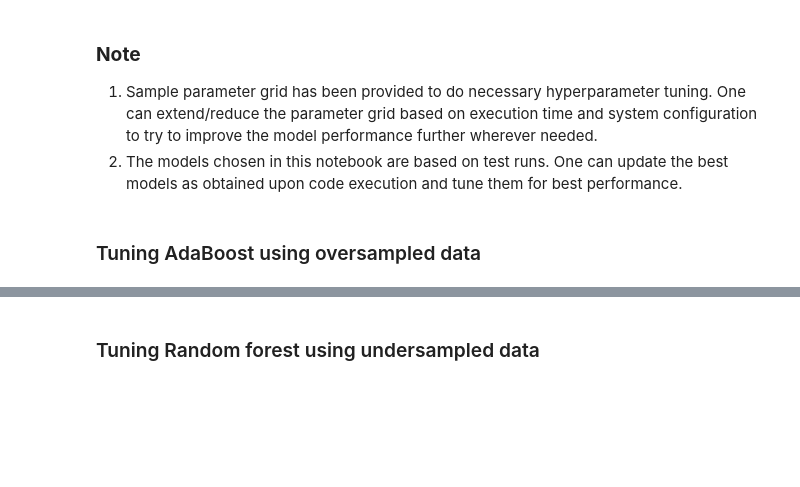
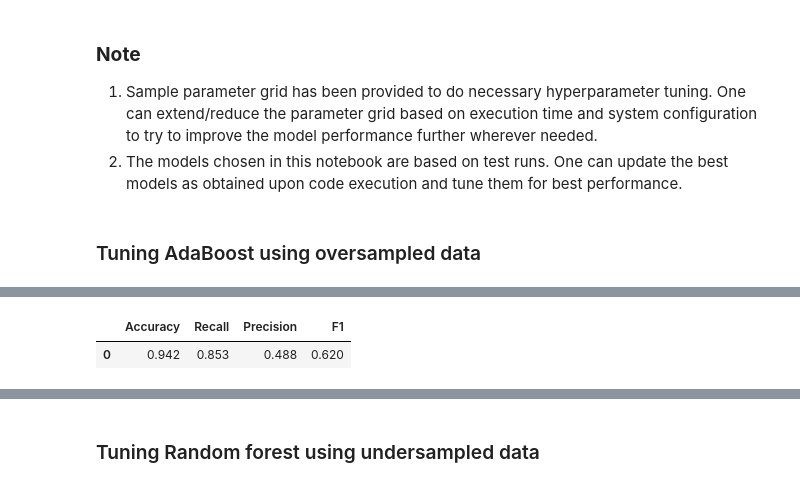
Before and after one commit to CoderSales/codespaces-jupyter, a Jupyter notebook: notebooks/MT_Project_LearnerNotebook_LowCode.ipynb, the cells around one changed output, grey strips where cells are left out. Cells and saved outputs as stored; diff of their text form; code cells hidden in the pictures; blank space fills up the shorter version.

```diff
--- a/notebooks/MT_Project_LearnerNotebook_LowCode.ipynb
+++ b/notebooks/MT_Project_LearnerNotebook_LowCode.ipynb
@@ -1495,7 +1733,7 @@ print("Best parameters are {} with CV score={}:" .format(randomized_cv.best_para
 # %%
 # Creating new pipeline with best parameters
 tuned_ada = AdaBoostClassifier(
-    n_estimators= _______, learning_rate= _______, base_estimator= DecisionTreeClassifier(max_depth=_______, random_state=1)
+    n_estimators= 30, learning_rate= 1, base_estimator= DecisionTreeClassifier(max_depth=2, random_state=1)
 ) ## Complete the code with the best parameters obtained from tuning
 
-tuned_ada.'_______' ## Complete the code to fit the model on oversampled data
+tuned_ada.fit(X_train_over,y_train_over) ## Complete the code to fit the model on oversampled data
@@ -1505,3 +1754,6 @@ ada_train_perf
 # %%
-ada_val_perf = '_______' ## Complete the code to check the performance on validation set
+ada_val_perf = model_performance_classification_sklearn(tuned_ada, X_val, y_val) ## Complete the code to check the performance on validation set
 ada_val_perf
+# %% [output]
+|  | Accuracy | Recall | Precision | F1 |
+| 0 | 0.942 | 0.853 | 0.488 | 0.620 |
```
Also changed, not shown: parts of 40 cells of this notebook.
